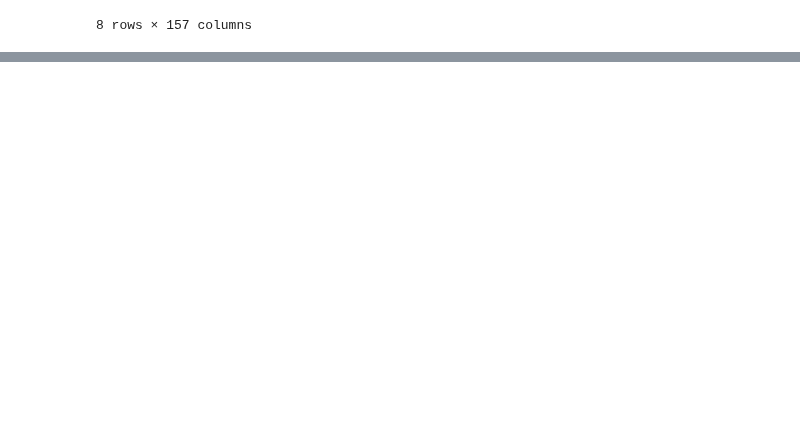
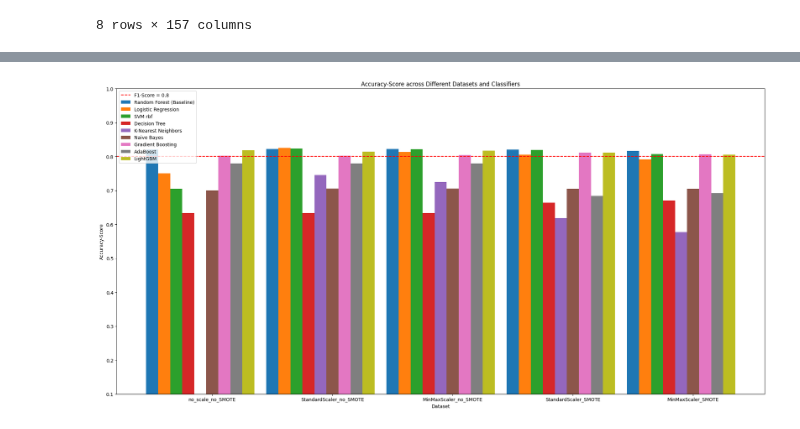
Before and after one commit to natapone/btc_live_price_prediction, a Jupyter notebook: 03_model_improvement.ipynb, the cells around one changed output, grey strips where cells are left out. Saved outputs shown, nothing was run; the diff lists cells and outputs as text; code cells hidden in the pictures; blank space fills up the shorter version.

```diff
--- a/03_model_improvement.ipynb
+++ b/03_model_improvement.ipynb
@@ -504,0 +709,37 @@ weighted avg       0.89      0.89      0.89      6853
+# %%
+import matplotlib.pyplot as plt
+
+# Extract accuracy-Scores from the results
+accuracy_scores = {}
+for (dataset_name, classifier_name), metrics in results.items():
+    if classifier_name not in accuracy_scores:
+        accuracy_scores[classifier_name] = {}
+    accuracy_scores[classifier_name][dataset_name] = metrics['Accuracy']
+
+# Plot Accuracy-Scores
+plt.figure(figsize=(20,10))
+
+# List of classifier names
+classifier_names = list(accuracy_scores.keys())
+
+# Generate bar positions
+bar_positions = list(range(len(datasets)))
+
+# For each classifier, plot a bar for each dataset
+for idx, (classifier_name, scores) in enumerate(accuracy_scores.items()):
+    plt.bar([pos + 0.1 * idx for pos in bar_positions], scores.values(), width=0.1, label=classifier_name)
+
+# increase x height
+plt.ylim(0.1, 1)
+
+plt.xlabel('Dataset')
+plt.ylabel('Accuracy-Score')
+plt.title('Accuracy-Score across Different Datasets and Classifiers')
+plt.xticks([pos + 0.5 for pos in bar_positions], list(datasets.keys()))
+# dash horizontal line at y = 0.8
+plt.axhline(y=0.8, color='r', linestyle='--', label='F1-Score = 0.8')
+plt.legend()
+plt.tight_layout()
+plt.show()
+# %% [output]
+[figure, added]
```
Also changed, not shown: parts of 11 cells of this notebook.
